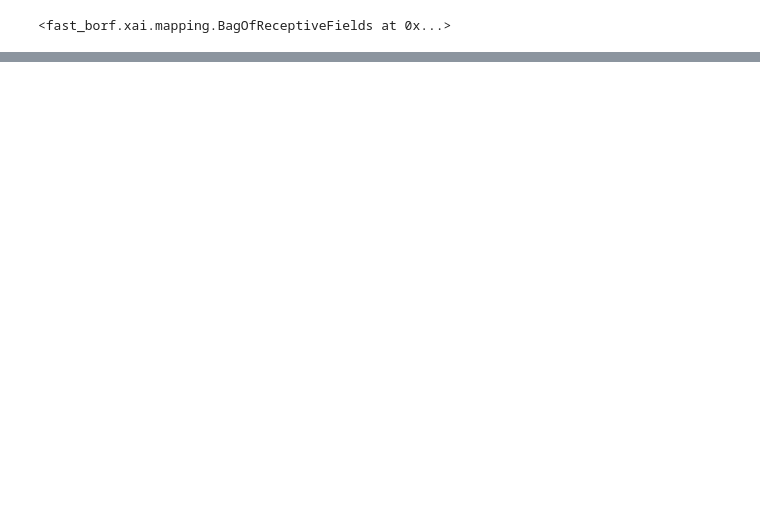
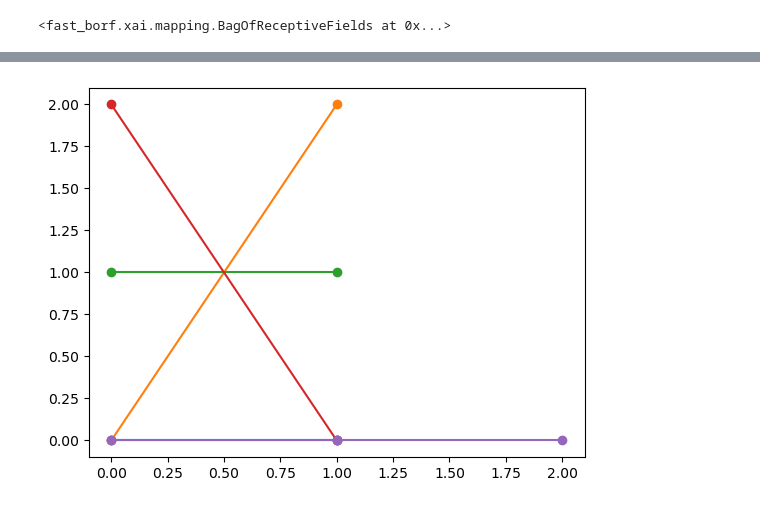
Before and after one commit to antoniocollesei/SHISMA, a Jupyter notebook: 2024-11-08_borf_mapping.ipynb, the cells around one changed output, grey strips where cells are left out. Saved outputs shown, nothing was run; the diff lists cells and outputs as text; code cells hidden in the pictures; blank space fills up the shorter version.

```diff
--- a/2024-11-08_borf_mapping.ipynb
+++ b/2024-11-08_borf_mapping.ipynb
@@ -91,0 +156,5 @@ array([1, 1], dtype=int32)
+# %%
+for i in range(5):
+    plt.plot(mapper[i].word_array, marker="o")
+# %% [output]
+[figure, added]
```
Also changed, not shown: parts of 10 cells of this notebook, 2 other files.
